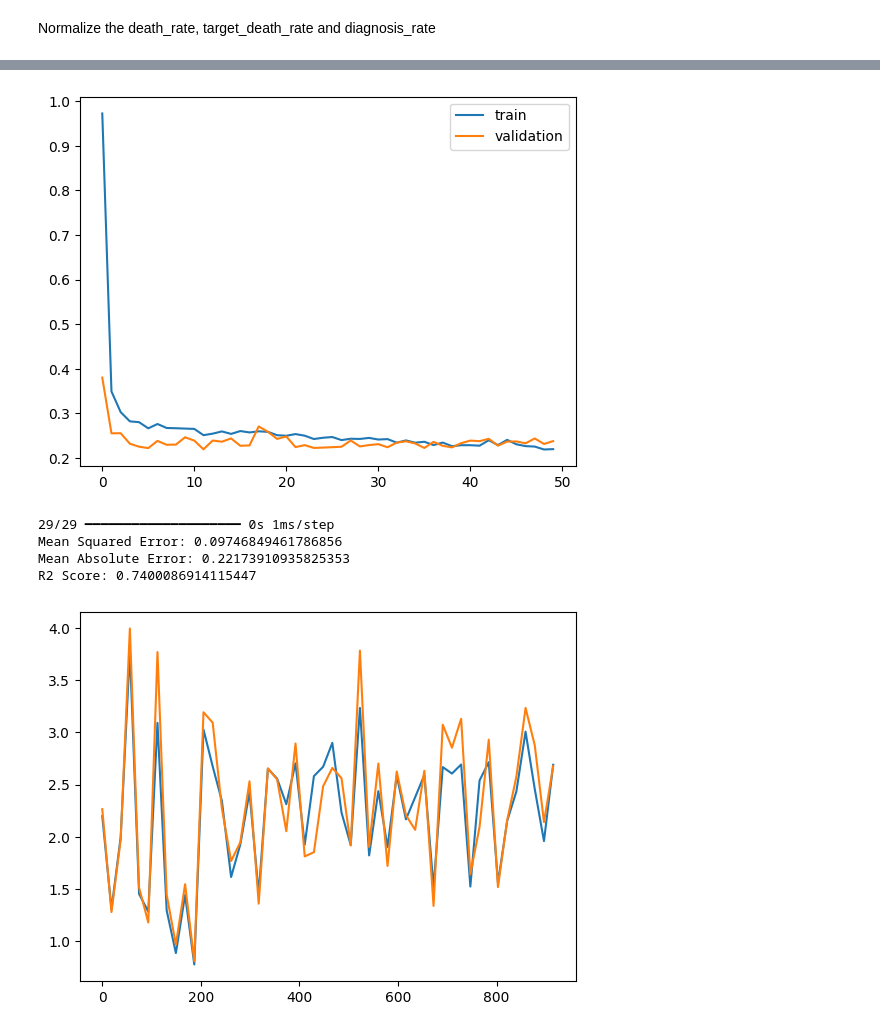
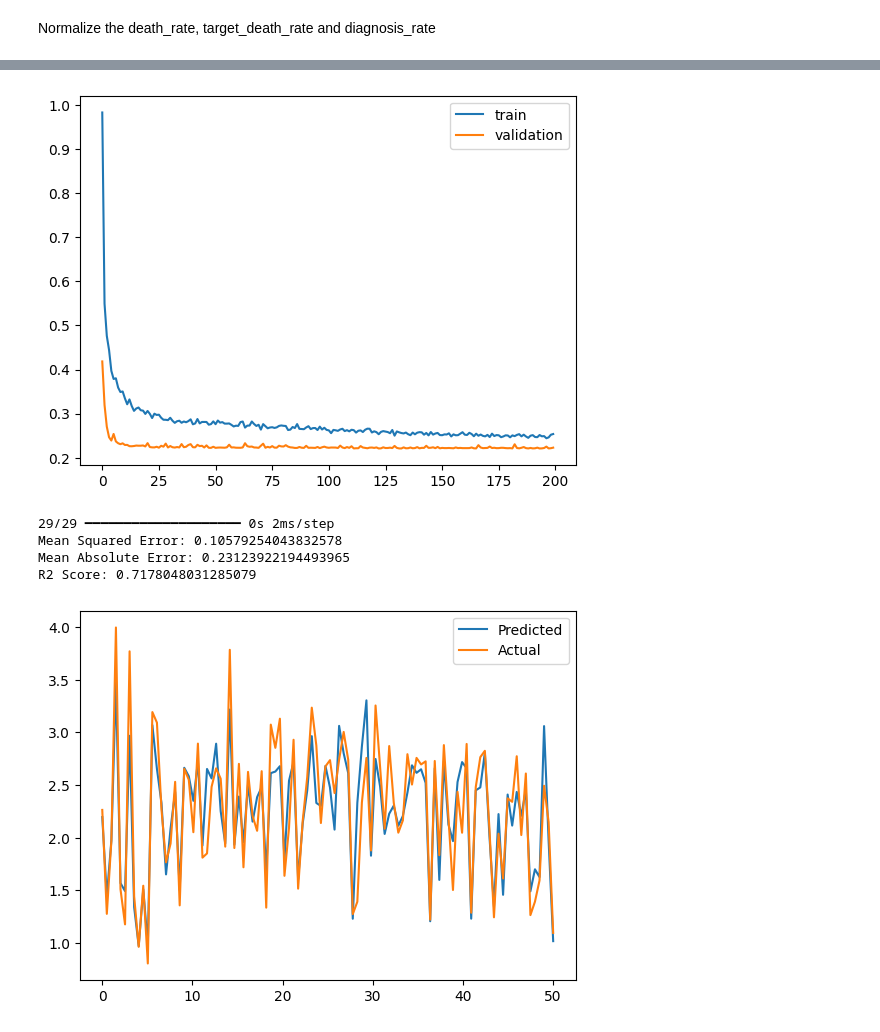
Before and after one commit to datamonsterr/Predict_cancer_mortality, a Jupyter notebook: deep_learning_regression.ipynb, the cells around one changed output, grey strips where cells are left out. Saved outputs shown, nothing was run; the diff lists cells and outputs as text; code cells hidden in the pictures.

```diff
--- a/deep_learning_regression.ipynb
+++ b/deep_learning_regression.ipynb
@@ -120,12 +160,12 @@ X_train.shape
 # %%
-nn = Sequential()
-nn.add(Input(shape=(15,)))
-nn.add(Dense(64, kernel_initializer='normal',activation='relu'))
-nn.add(Dense(128, kernel_initializer='normal',activation='relu'))
-nn.add(Dense(128, kernel_initializer='normal',activation='relu'))
-nn.add(Dense(128, kernel_initializer='normal',activation='relu'))
-nn.add(Dropout(rate=0.2))
-nn.add(Dense(1, activation="linear"))
+model = [
+    Input(shape=(15,)),
+    Dense(128, kernel_initializer='normal',activation='sigmoid'),
+    Dense(128, kernel_initializer='normal',activation='sigmoid'),
+    Dropout(rate=0.3),
+    Dense(1, activation="linear"),
+]
+nn = Sequential(model)
 
 # Compile the model
 nn.compile(optimizer="adam", loss='mae', metrics=["mse"])
@@ -135,5 +175,5 @@ checkpoint = ModelCheckpoint("models/" + predict_features + "/" + checkpoint_nam
 callbacks_list = [checkpoint]
 
 # Train the model
-history = nn.fit(X_train, y_train, batch_size=32, epochs=50, validation_split=0.2, callbacks=callbacks_list)
+history = nn.fit(X_train, y_train, batch_size=64, epochs=200, validation_split=0.2)
 # %% [output]
@@ -156,0 +197,5 @@ Epoch 50: val_loss did not improve from 0.21937
+# %%
+keras.utils.clear_session()
+nn_sgd = Sequential(model)
+nn_sgd.compile(optimizer="sgd", loss='mae', metrics=["mse"])
+nn_sgd.fit(X_train, y_train, batch_size=64, epochs=200, validation_split=0.2)
@@ -162,32 +226,33 @@ plt.legend()
 plt.savefig(f"plot/{predict_features}_training_history.png")
 plt.show()
 # %% [output]
-[figure, old version]
+[figure, new version]
 # %%
 # load the best weight
-nn.load_weights("models\death_rate_per_1000\Weights-016--0.21884.keras")
+# nn.load_weights("models/target_death_rate_per_1000/Weights-108--0.06462.keras")
 
 # evaluate the model
-y_pred = nn.predict(X_test)
+y_pred = nn_sgd.predict(X_test)
 y_pred = y_pred.reshape(-1)
 
 # calculate the accuracy
 mse = mean_squared_error(y_test, y_pred)
 mae = mean_absolute_error(y_test, y_pred)
 r2 = r2_score(y_test, y_pred)
 print(f"Mean Squared Error: {mse}")
 print(f"Mean Absolute Error: {mae}")
 print(f"R2 Score: {r2}")
 
 # Plot the results
-sample = np.linspace(0, len(y_test), 50)
-plt.plot(sample, y_pred[:50])
-plt.plot(sample, y_test[:50])
+sample = np.linspace(0, 50, 100)
+plt.plot(sample, y_pred[0:100])
+plt.plot(sample, y_test[0:100])
+plt.legend(["Predicted", "Actual"])
 plt.savefig(f"plot/{predict_features}_{mae}_{mse}_{r2}.png")
 plt.show()
 # %% [output]
-29/29 ━━━━━━━━━━━━━━━━━━━━ 0s 1ms/step
-Mean Squared Error: 0.09746849461786856
-Mean Absolute Error: 0.22173910935825353
-R2 Score: 0.7400086914115447
+29/29 ━━━━━━━━━━━━━━━━━━━━ 0s 2ms/step
+Mean Squared Error: 0.10579254043832578
+Mean Absolute Error: 0.23123922194493965
+R2 Score: 0.7178048031285079
-[figure, old version]
+[figure, new version]
```
Also changed, not shown: parts of 10 cells of this notebook, 6 other files.
